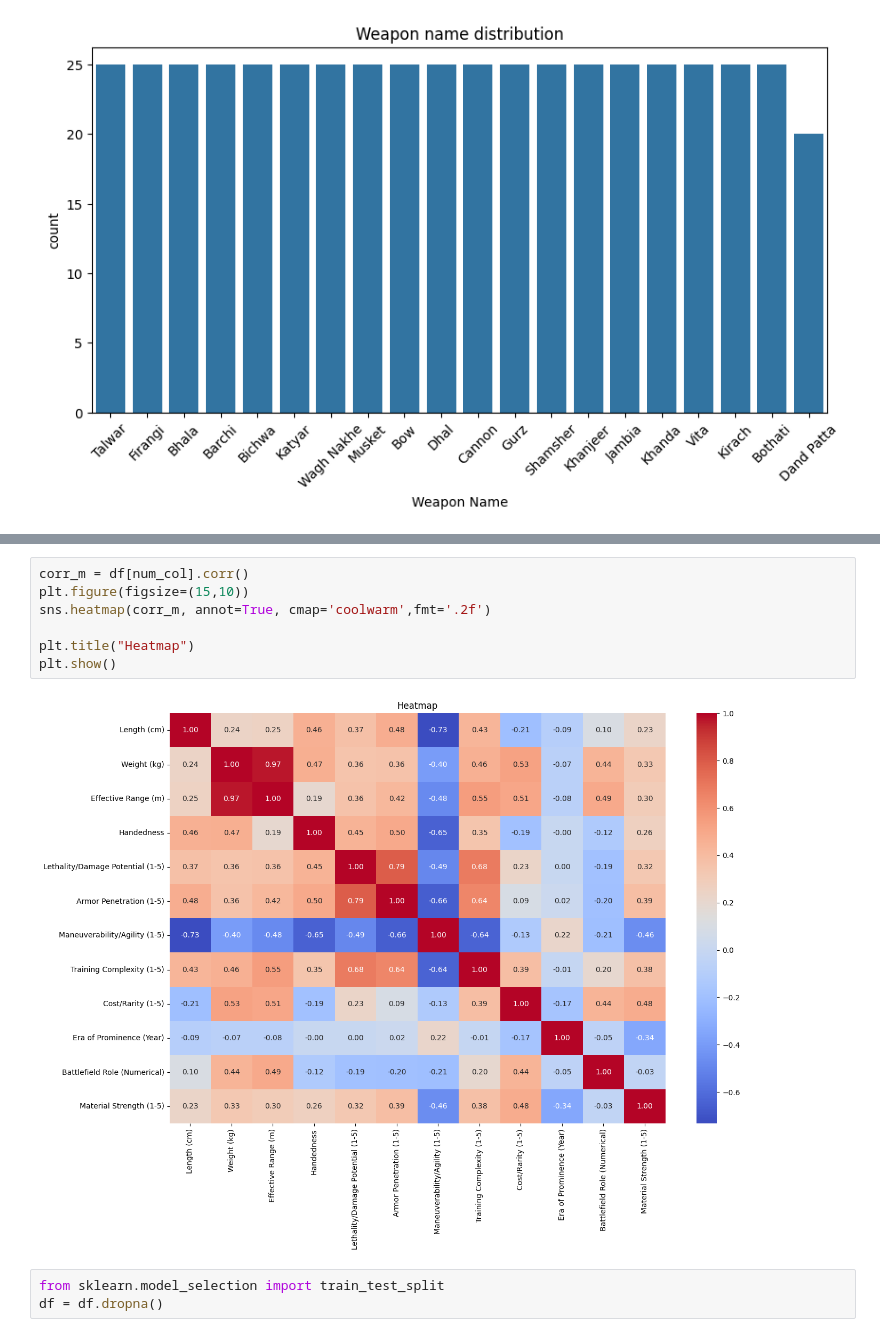
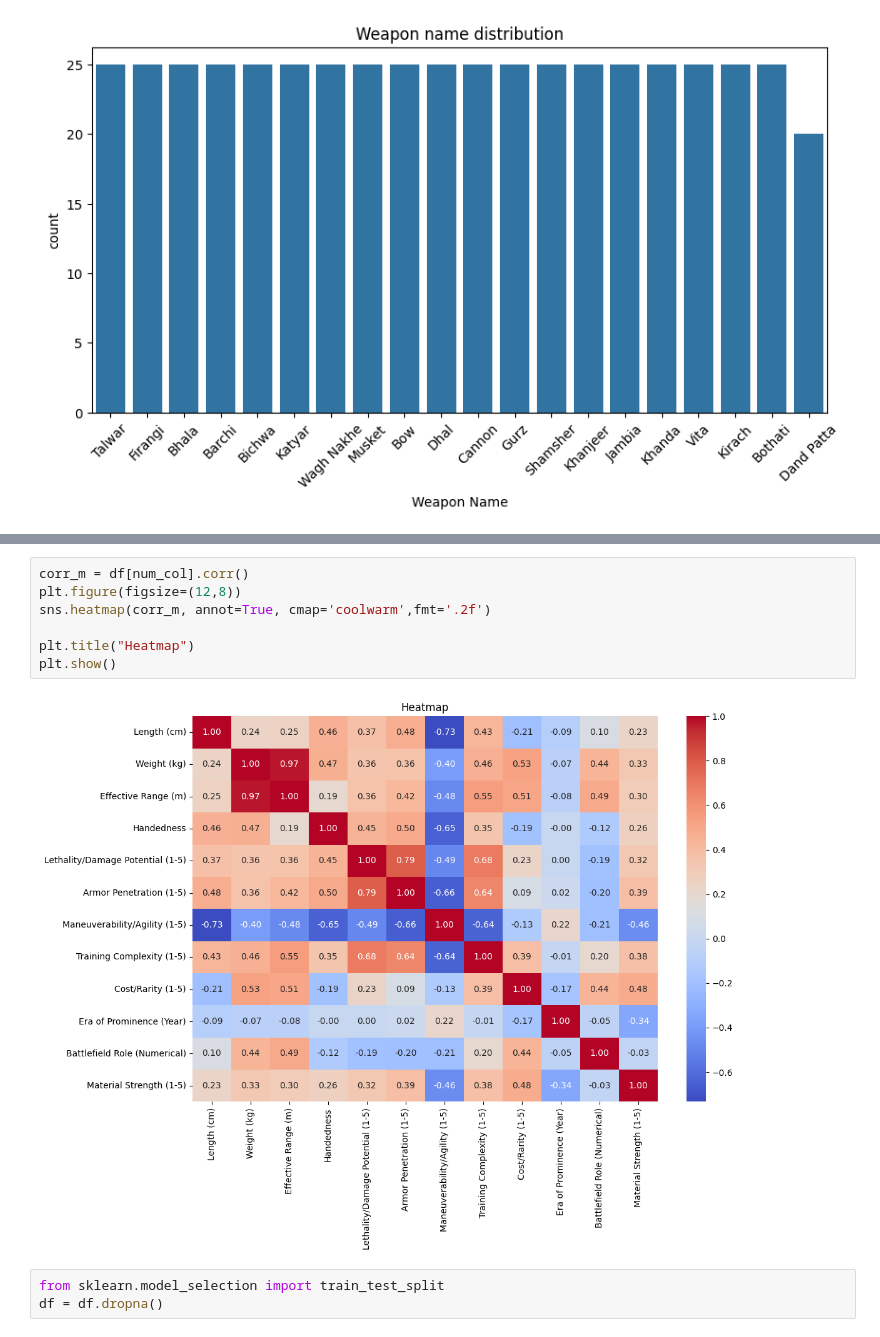
Before and after one commit to pratikchemate/ML_projects, a Jupyter notebook: Maratha_warfield.ipynb, the cells around one changed output, grey strips where cells are left out. Saved outputs shown, nothing was run; the diff lists cells and outputs as text.

```diff
--- a/Maratha_warfield.ipynb
+++ b/Maratha_warfield.ipynb
@@ -116,12 +101,12 @@ for col in num_col:
 # %%
 corr_m = df[num_col].corr()
-plt.figure(figsize=(15,10))
+plt.figure(figsize=(12,8))
 sns.heatmap(corr_m, annot=True, cmap='coolwarm',fmt='.2f')
 
 plt.title("Heatmap")
 plt.show()
 # %% [output]
-[figure, old version]
+[figure, new version]
 # %%
 from sklearn.model_selection import train_test_split
 df = df.dropna()
```
Also changed, not shown: parts of 16 cells of this notebook, 4 other files.
